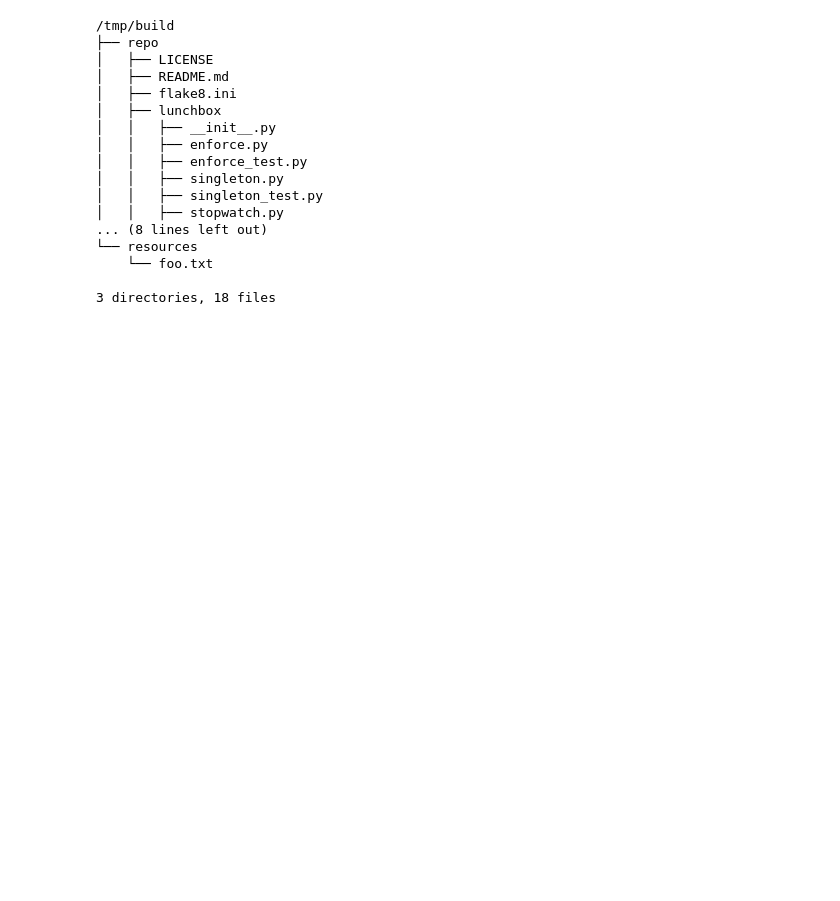
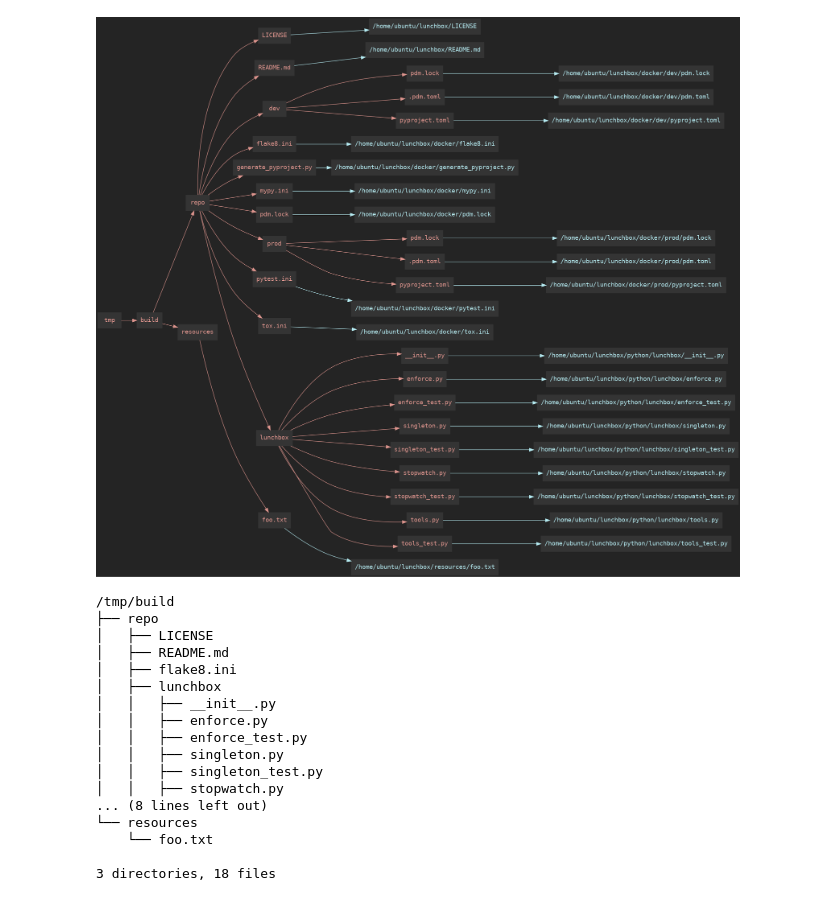
Before and after one commit to theNewFlesh/lunchbox, a Jupyter notebook: notebooks/build.ipynb, the cells around one changed output. Cells and saved outputs as stored; diff of their text form; code cells hidden in the pictures; blank space fills up the shorter version.

```diff
--- a/notebooks/build.ipynb
+++ b/notebooks/build.ipynb
@@ -3,5 +3,5 @@ from rolling_pin.conform_etl import ConformETL
 
 src = '/home/ubuntu/lunchbox/docker/conform.yml'
 etl = ConformETL.from_yaml(src)
-etl.to_html()
+etl.to_html(as_png=True)
 # %% [output]
@@ -9,3 +8,4 @@ etl.to_html()
+[figure, added]
 # %%
 etl.conform(groups=['base', 'test'])
 !tree /tmp/build
```
Also changed, not shown: parts of 1 cell of this notebook, 1 other file.
